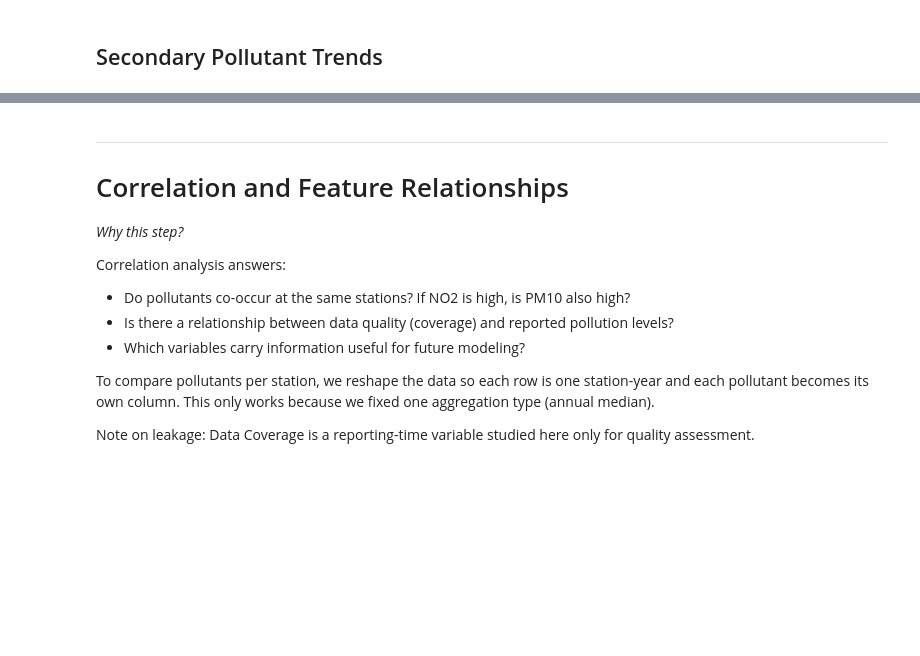
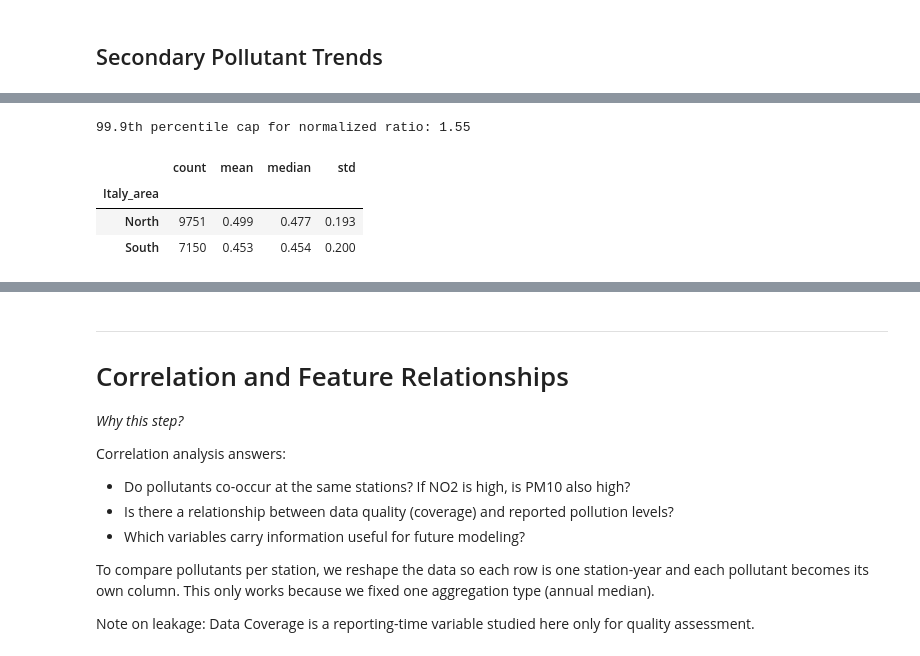
Before and after one commit to yelenashabanova/GrandChallengeAccenture, a Jupyter notebook: main.ipynb, the cells around one changed output, grey strips where cells are left out. Cells and saved outputs as stored; diff of their text form; code cells hidden in the pictures; blank space fills up the shorter version.

```diff
--- a/main.ipynb
+++ b/main.ipynb
@@ -1476,0 +1064,41 @@ Although elevation alone does not fully explain the variation in PM2.5 levels, i
+# %%
+# Build a comparable composite pollution measure
+# Raw pollutant levels cannot be averaged directly because pollutants have different scales.
+# We therefore normalize each pollutant by its EU reference limit.
+
+EU_LIMITS = {
+    "PM10": 40,
+    "PM2.5": 25,
+    "NO2": 40,
+    "O3": 120
+}
+
+df_it_focus["Pollution_ratio"] = (
+    df_it_focus["Air Pollution Level"] /
+    df_it_focus["Air Pollutant"].map(EU_LIMITS)
+)
+
+# Cap very extreme normalized values to reduce distortion (Maybe will delete it)
+cap_ratio = df_it_focus["Pollution_ratio"].quantile(0.999)
+df_it_focus["Pollution_ratio_capped"] = df_it_focus["Pollution_ratio"].clip(upper=cap_ratio)
+
+print(f"99.9th percentile cap for normalized ratio: {cap_ratio:.2f}")
+# %% [output]
+99.9th percentile cap for normalized ratio: 1.55
+# %%
+# Summary statistics for North vs South
+north_south_index = (
+    df_it_focus
+    .groupby("Italy_area")["Pollution_ratio_capped"]
+    .agg(["count", "mean", "median", "std"])
+    .round(3)
+    .sort_values("mean", ascending=False)
+)
+
+display(north_south_index)
+north_south_index.to_csv("images/italy_north_south_composite_index.csv")
+# %% [output]
+|  | count | mean | median | std |
+| Italy_area |  |  |  |  |
+| North | 9751 | 0.499 | 0.477 | 0.193 |
+| South | 7150 | 0.453 | 0.454 | 0.200 |
```
Also changed, not shown: parts of 62 cells of this notebook.
